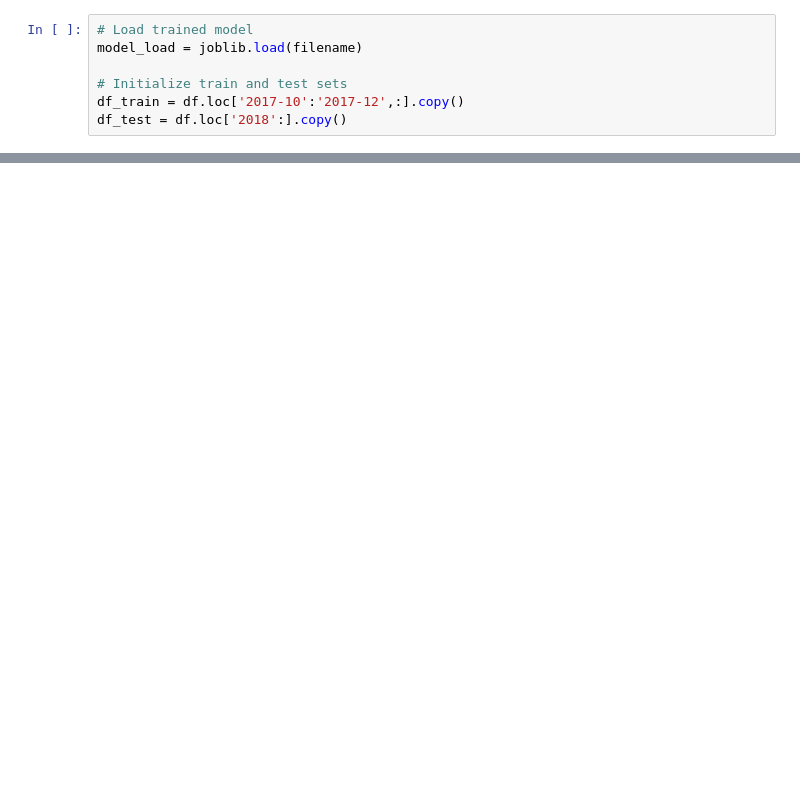
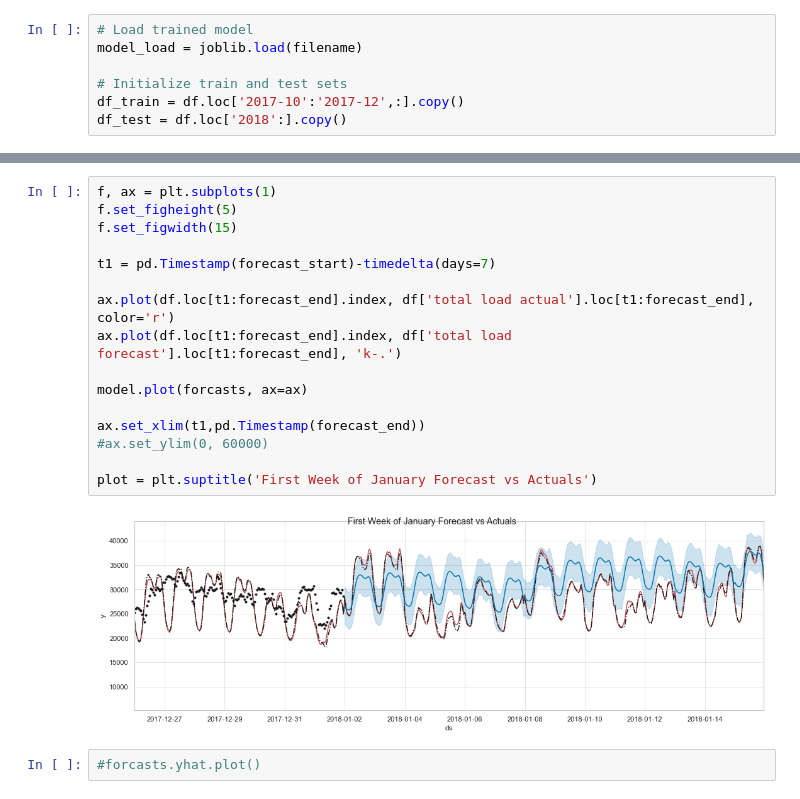
Before and after one commit to mendyhsu/Capstone, a Jupyter notebook: Modeling.ipynb, the cells around one changed output, grey strips where cells are left out. Drawn from its saved outputs; the diff is of its cells as text; blank space fills up the shorter version.

```diff
--- a/Modeling.ipynb
+++ b/Modeling.ipynb
@@ -713,0 +812,20 @@ plt.show()
+# %%
+f, ax = plt.subplots(1)
+f.set_figheight(5)
+f.set_figwidth(15)
+
+t1 = pd.Timestamp(forecast_start)-timedelta(days=7)
+
+ax.plot(df.loc[t1:forecast_end].index, df['total load actual'].loc[t1:forecast_end], color='r')
+ax.plot(df.loc[t1:forecast_end].index, df['total load forecast'].loc[t1:forecast_end], 'k-.')
+
+model.plot(forcasts, ax=ax)
+
+ax.set_xlim(t1,pd.Timestamp(forecast_end))
+#ax.set_ylim(0, 60000)
+
+plot = plt.suptitle('First Week of January Forecast vs Actuals')
+# %% [output]
+[figure, added]
+# %%
+#forcasts.yhat.plot()
```
Also changed, not shown: parts of 22 cells of this notebook, 2 other files.
